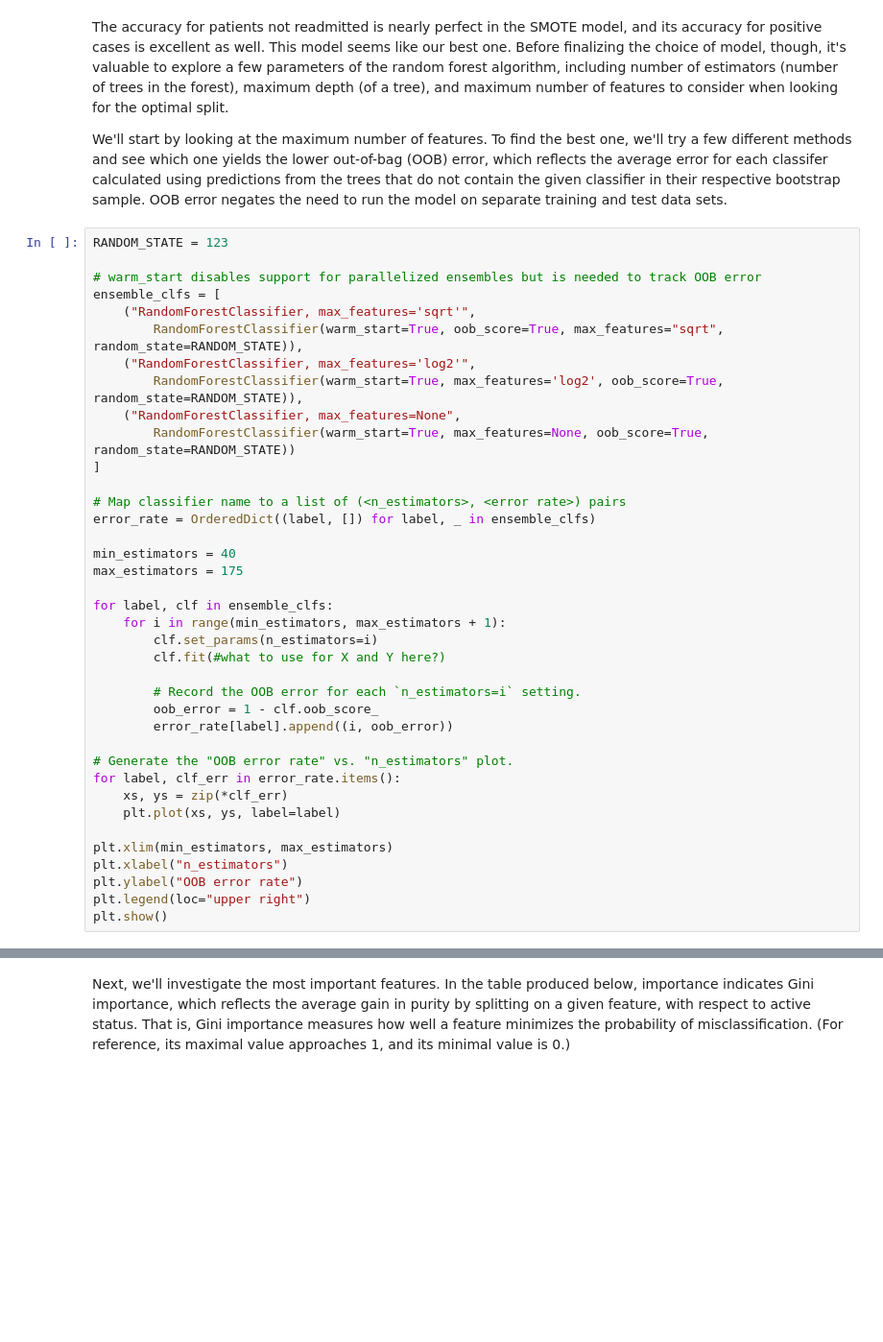
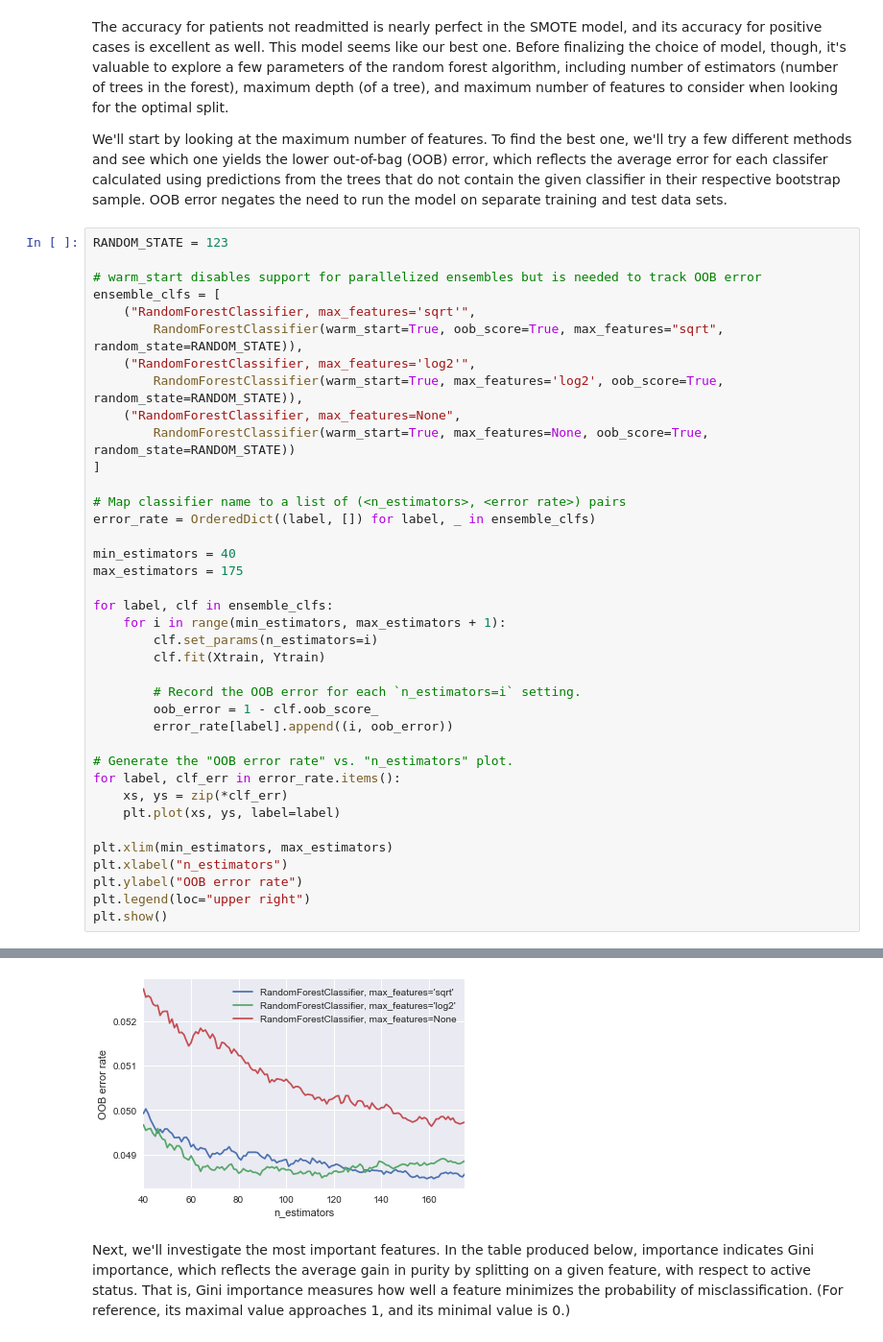
Before and after one commit to AOlden/sb-projects, a Jupyter notebook: diabetes_readmission/Diabetes_Random_Forest.ipynb, the cells around one changed output, grey strips where cells are left out. Shown at 96% size. Drawn from its saved outputs; the diff is of its cells as text; blank space fills up the shorter version.

```diff
--- a/diabetes_readmission/Diabetes_Random_Forest.ipynb
+++ b/diabetes_readmission/Diabetes_Random_Forest.ipynb
@@ -205,7 +205,7 @@ max_estimators = 175
 for label, clf in ensemble_clfs:
     for i in range(min_estimators, max_estimators + 1):
         clf.set_params(n_estimators=i)
-        clf.fit(#what to use for X and Y here?)
+        clf.fit(Xtrain, Ytrain)
 
         # Record the OOB error for each `n_estimators=i` setting.
         oob_error = 1 - clf.oob_score_
@@ -226,3 +225,4 @@ SyntaxError: invalid syntax (<ipython-input-52-ff8e822051ae>, line 26)
+[figure, added]
 # %% [markdown]
 Next, we'll investigate the most important features. In the table produced below, importance indicates Gini importance, which reflects the average gain in purity by splitting on a given feature, with respect to active status. That is, Gini importance measures how well a feature minimizes the probability of misclassification. (For reference, its maximal value approaches 1, and its minimal value is 0.)
 # %%
```
Also changed, not shown: parts of 1 cell of this notebook, 1 other file.
